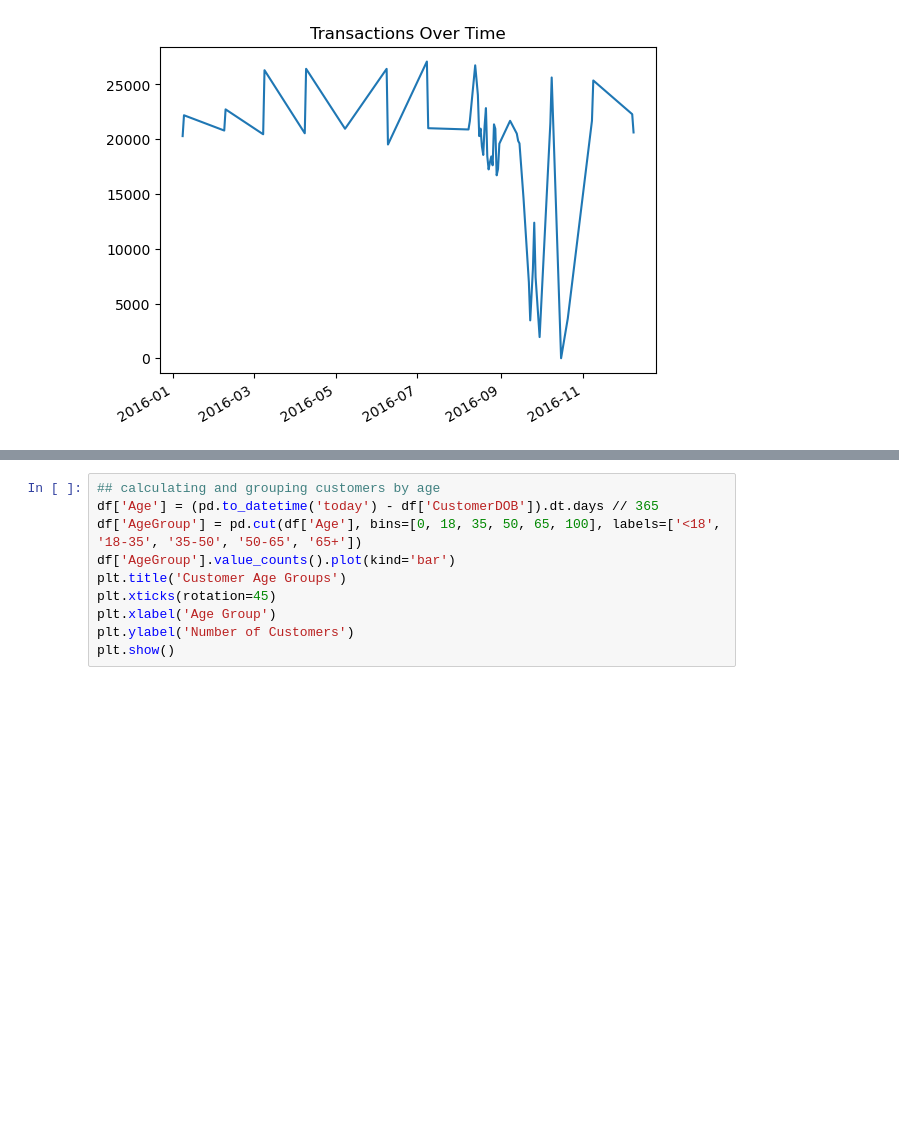
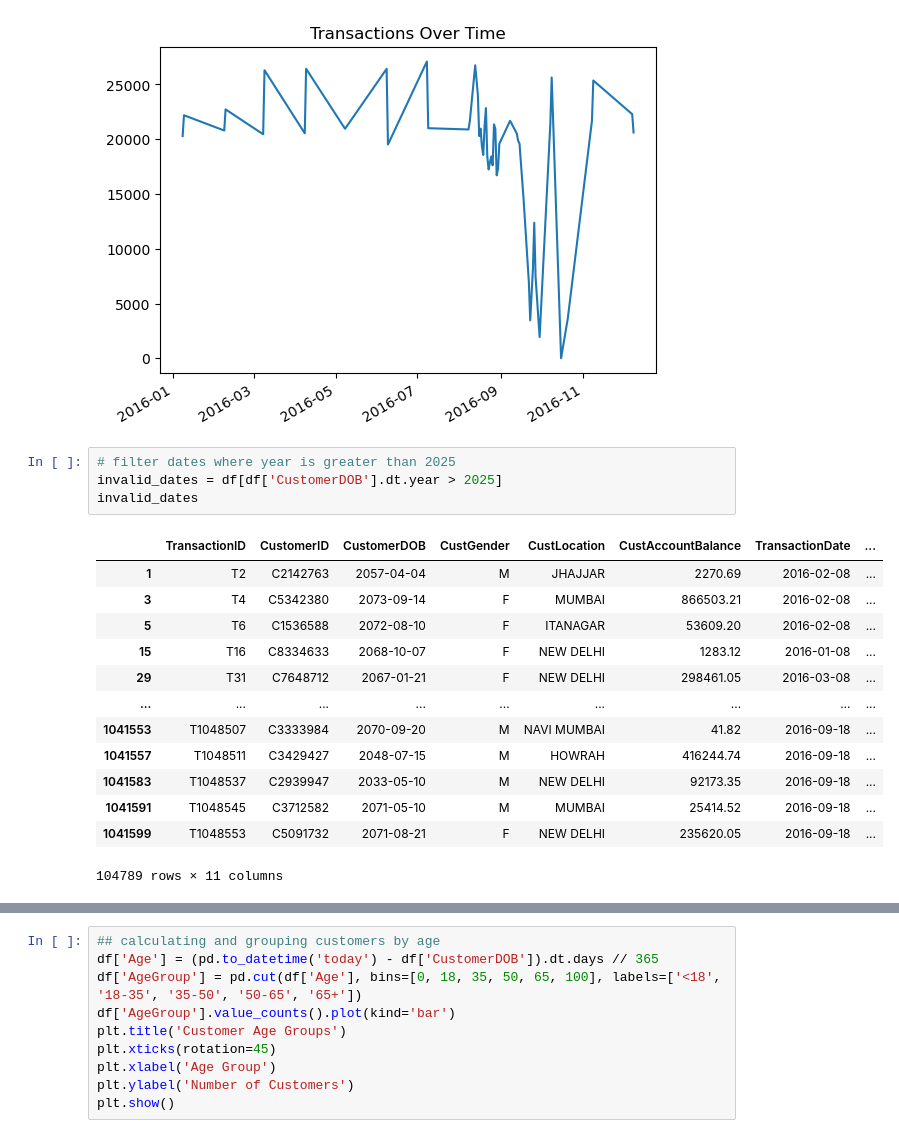
Before and after one commit to usman666/Optimising-Retail-Banking-Strategies, a Jupyter notebook: Analyis.ipynb, the cells around one changed output, grey strips where cells are left out. Cells and saved outputs as stored; diff of their text form; blank space fills up the shorter version.

```diff
--- a/Analyis.ipynb
+++ b/Analyis.ipynb
@@ -98,3 +98,21 @@ plt.title('Transactions Over Time')
 plt.show()
 # %% [output]
 [figure]
+# %%
+# filter dates where year is greater than 2025
+invalid_dates = df[df['CustomerDOB'].dt.year > 2025]
+invalid_dates
+# %% [output]
+|  | TransactionID | CustomerID | CustomerDOB | CustGender | CustLocation | CustAccountBalance | TransactionDate | ... |
+| 1 | T2 | C2142763 | 2057-04-04 | M | JHAJJAR | 2270.69 | 2016-02-08 | ... |
+| 3 | T4 | C5342380 | 2073-09-14 | F | MUMBAI | 866503.21 | 2016-02-08 | ... |
+| 5 | T6 | C1536588 | 2072-08-10 | F | ITANAGAR | 53609.20 | 2016-02-08 | ... |
+| 15 | T16 | C8334633 | 2068-10-07 | F | NEW DELHI | 1283.12 | 2016-01-08 | ... |
+| 29 | T31 | C7648712 | 2067-01-21 | F | NEW DELHI | 298461.05 | 2016-03-08 | ... |
+| ... | ... | ... | ... | ... | ... | ... | ... | ... |
+| 1041553 | T1048507 | C3333984 | 2070-09-20 | M | NAVI MUMBAI | 41.82 | 2016-09-18 | ... |
+| 1041557 | T1048511 | C3429427 | 2048-07-15 | M | HOWRAH | 416244.74 | 2016-09-18 | ... |
+| 1041583 | T1048537 | C2939947 | 2033-05-10 | M | NEW DELHI | 92173.35 | 2016-09-18 | ... |
+| 1041591 | T1048545 | C3712582 | 2071-05-10 | M | MUMBAI | 25414.52 | 2016-09-18 | ... |
+| 1041599 | T1048553 | C5091732 | 2071-08-21 | F | NEW DELHI | 235620.05 | 2016-09-18 | ... |
+104789 rows × 11 columns
```
Also changed, not shown: parts of 1 cell of this notebook.
